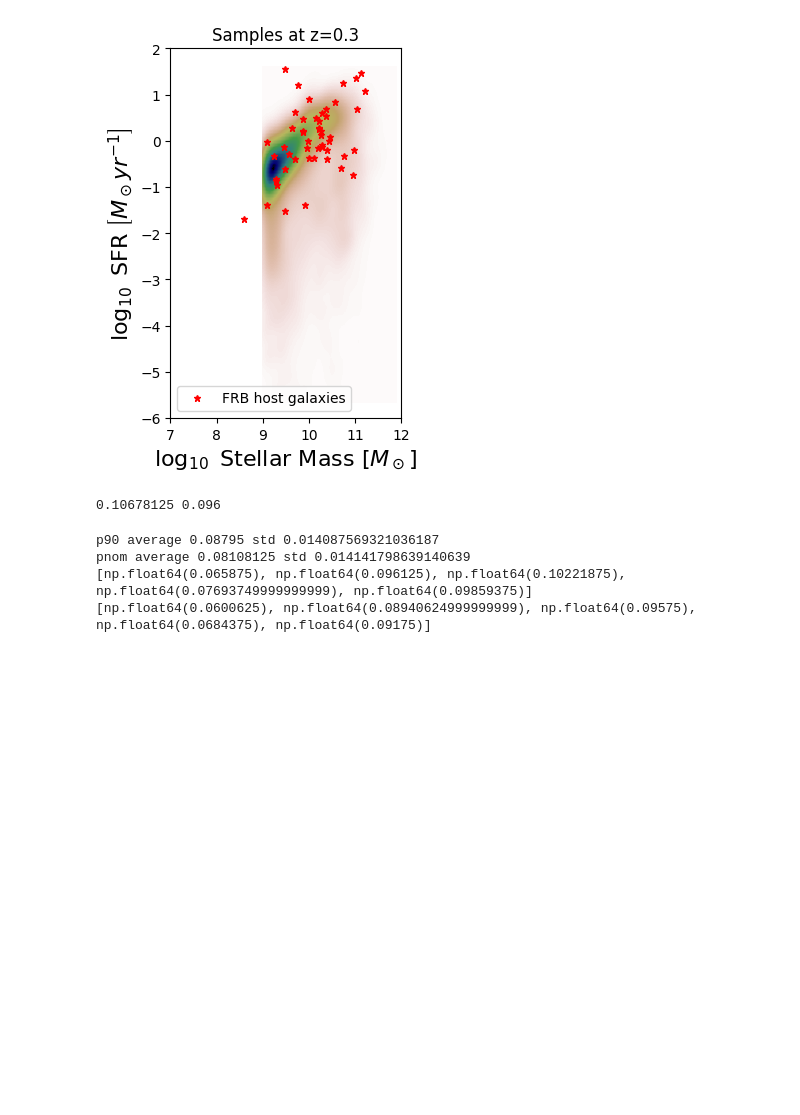
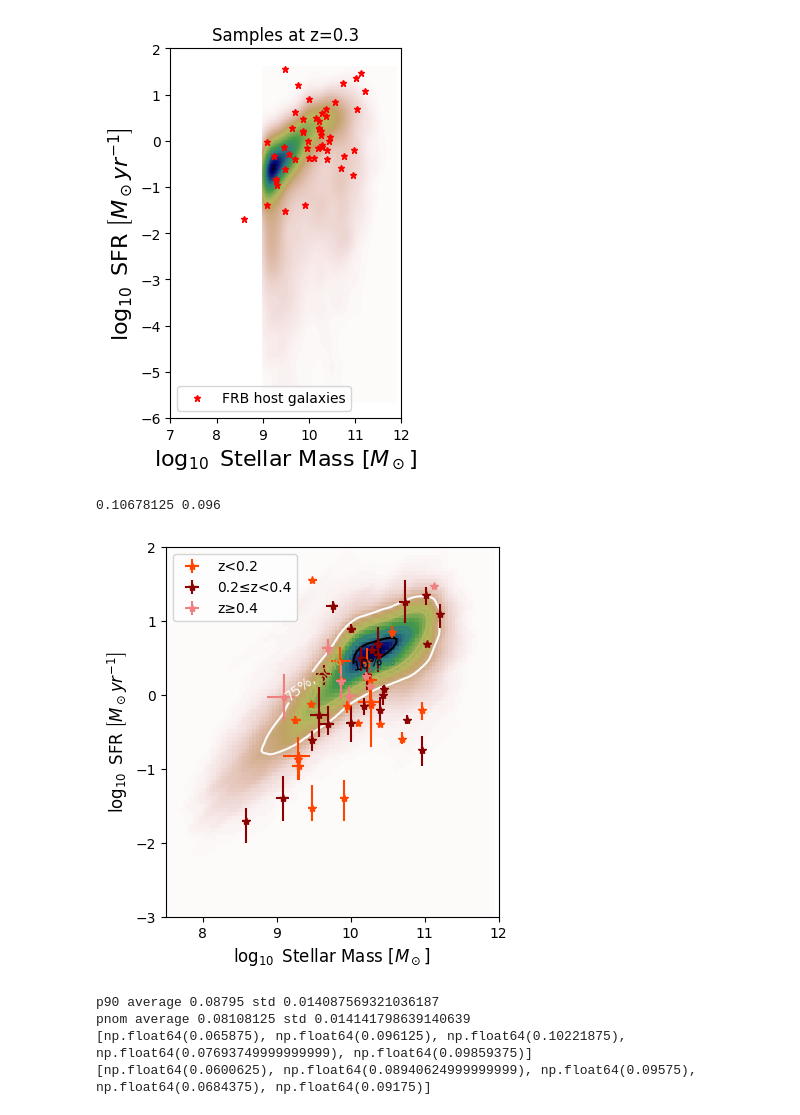
Before and after one commit to hoasaf3/host-galaxies-stats, a Jupyter notebook: frb_hosts_stats.ipynb, the cells around one changed output. Drawn from its saved outputs; the diff is of its cells as text; code cells hidden in the pictures; blank space fills up the shorter version.

```diff
--- a/frb_hosts_stats.ipynb
+++ b/frb_hosts_stats.ipynb
@@ -258,8 +258,8 @@ def sigmoid(x, mean, beta=1):
     return 1 / (1 + np.exp(-beta*(x-mean)))
 
 
-def optical_bias_logpdf(logpdf, selection_factor, metallicity_fix=False):
-    """Apply optical selection bias and optional metallicity correction to log PDF.
+def optical_bias_logpdf(logpdf, selection_factor):
+    """Apply optical selection bias to logpdf.
 
     Parameters
     ----------
@@ -267,13 +267,11 @@ def optical_bias_logpdf(logpdf, selection_factor, metallicity_fix=False):
         Base log probability density function
     selection_factor : array-like
         Selection factors for mass grid
-    metallicity_fix : bool, optional
-        Whether to apply metallicity correction, by default False
 
     Returns
     -------
     callable
-        Modified log PDF with selection bias and optional metallicity correction
+        Modified logpdf with selection bias
 
     Notes
     -----
@@ -286,9 +284,6 @@ def optical_bias_logpdf(logpdf, selection_factor, metallicity_fix=False):
         if np.isinf(p):
             return p
         midx = np.abs(mgrid-mass).argmin()
-
-        if metallicity_fix:
-            p += metallicity_sigmoid[midx]
         return p + selection_factor[midx]  # addition because selection_factor is in log
 
     return logpdf_with_selection
@@ -491,9 +486,9 @@ z = 0.3  # np.median(frb_hosts['z'])  # 0.2417
 
 # Create logpdf
 # logpdf = get_wlogpdf_w_opt(z, prob_density, 1, 0)  # mass-weighted
-# logpdf = get_wlogpdf_w_opt(z, prob_density, 0, 1)  # sfr-weighted
+logpdf = get_wlogpdf_w_opt(z, prob_density, 0, 1)  # sfr-weighted
 # logpdf = get_wlogpdf_w_opt(z, prob_density, 1, 10**9.62)  # a/b peak
-logpdf = get_gc_logpdf_w_opt(z, prob_density)  # gc-weighted
+# logpdf = get_gc_logpdf_w_opt(z, prob_density)  # gc-weighted
 
 # Generate samples
 samples = mc.get_samples(logpdf)
@@ -513,34 +508,36 @@ strs = ['75%,', '50%', '25%', '10%']
 for l, s in zip(p_countours, strs):
     fmt[l] = s
 ax.clabel(cont, fmt=fmt)
 
 # Define z ranges and colors
 z_ranges = [(0, 0.2), (0.2, 0.4), (0.4, np.inf)]
 z_labels = ['z<0.2', '0.2≤z<0.4', 'z≥0.4']
 colors = ['orangered', 'darkred', 'lightcoral']  # Light red, dark red, pink
 
 # Plot each z range separately
 for (z_min, z_max), color, label in zip(z_ranges, colors, z_labels):
     mask = (frb_hosts['z'] >= z_min) & (frb_hosts['z'] < z_max)
     if not any(mask):
         continue
 
     ax.errorbar(np.log10(frb_hosts.loc[mask, 'Mstar']),
                 np.log10(frb_hosts.loc[mask, 'SFR']),
                 yerr=np.array([sfr_lowerr, sfr_uperr])[:, mask],
                 xerr=np.array([frb_hosts['Mstar_lowerr'],
                               frb_hosts['Mstar_uperr']])[:, mask],
                 fmt='*',
                 color=color,
                 ecolor=color,
                 label=label)
 
 ax.set_xlim([7.5, mmax])
 ax.set_ylim([-3, sfrmax])
 ax.set_xlabel(r"$\log_{10}$" + " Stellar Mass " + r"$\left[M_\odot\right]$", fontsize=12)
 ax.set_ylabel(r"$\log_{10}$" + " SFR " + r"$\left[M_\odot yr^{-1}\right]$", fontsize=12)
 ax.legend()
-plt.savefig('Figures/Figure1_gc.pdf', bbox_inches='tight', transparent=True)
+plt.savefig('Figures/Figure1_sfr.pdf', bbox_inches='tight', transparent=True)
+# %% [output]
+[figure, added]
 # %%
 ''' Table 3 '''
 
```
